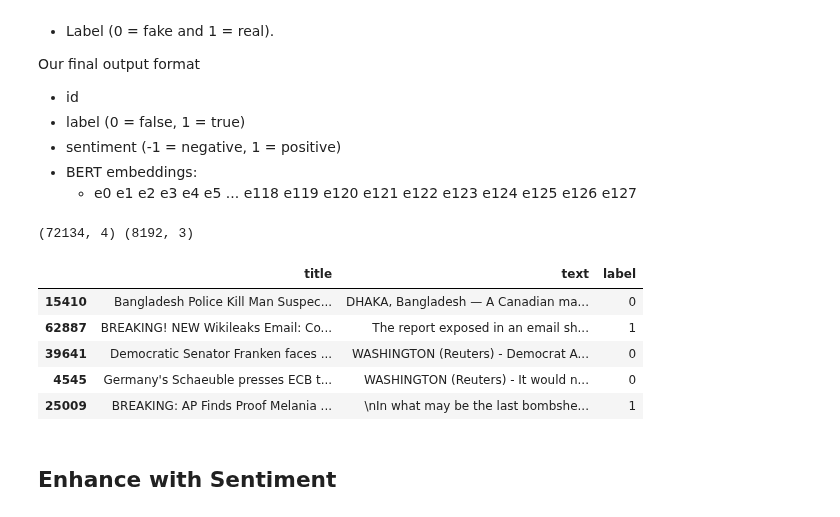
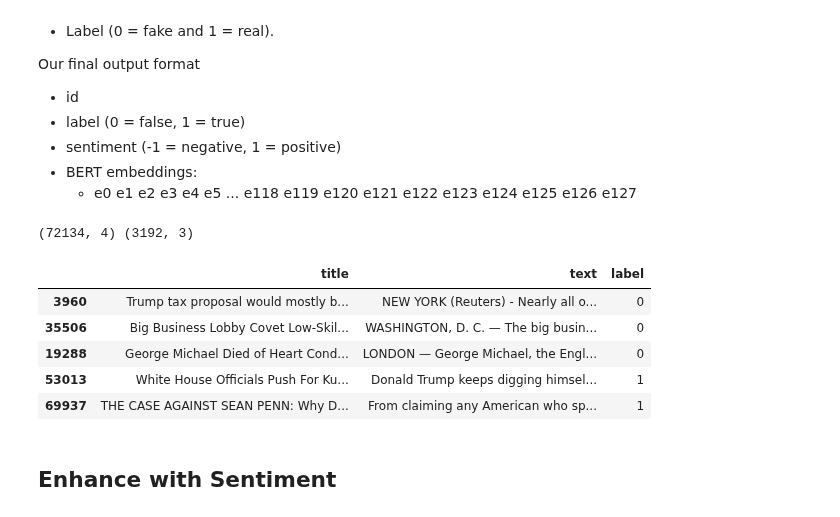
Before and after one commit to robrohan/AUT, a Jupyter notebook: Report1/Misinfo_DataPrep.ipynb, the cells around one changed output. Saved outputs shown, nothing was run; the diff lists cells and outputs as text; code cells hidden in the pictures.

```diff
--- a/Report1/Misinfo_DataPrep.ipynb
+++ b/Report1/Misinfo_DataPrep.ipynb
@@ -66,19 +74,19 @@ Our final output format
 - BERT embeddings:
     - e0	e1	e2	e3	e4	e5	...	e118	e119	e120	e121	e122	e123	e124	e125	e126	e127
 # %%
-df = pd.read_csv('./WELFake_Dataset.csv') #, nrows=130)
+df = pd.read_csv('./WELFake_Dataset.csv')
 df_filter = df.iloc[0:, 1:4]
-df1 = df_filter.sample(8192)
+df1 = df_filter.sample(3192)
 print(df.shape, df1.shape)
 df1.head()
 # %% [output]
-(72134, 4) (8192, 3)
+(72134, 4) (3192, 3)
 |  | title | text | label |
-| 15410 | Bangladesh Police Kill Man Suspec... | DHAKA, Bangladesh — A Canadian ma... | 0 |
-| 62887 | BREAKING! NEW Wikileaks Email: Co... | The report exposed in an email sh... | 1 |
-| 39641 | Democratic Senator Franken faces ... | WASHINGTON (Reuters) - Democrat A... | 0 |
-| 4545 | Germany's Schaeuble presses ECB t... | WASHINGTON (Reuters) - It would n... | 0 |
-| 25009 | BREAKING: AP Finds Proof Melania ... | \nIn what may be the last bombshe... | 1 |
+| 3960 | Trump tax proposal would mostly b... | NEW YORK (Reuters) - Nearly all o... | 0 |
+| 35506 | Big Business Lobby Covet Low-Skil... | WASHINGTON, D. C. — The big busin... | 0 |
+| 19288 | George Michael Died of Heart Cond... | LONDON — George Michael, the Engl... | 0 |
+| 53013 | White House Officials Push For Ku... | Donald Trump keeps digging himsel... | 1 |
+| 69937 | THE CASE AGAINST SEAN PENN: Why D... | From claiming any American who sp... | 1 |
 # %% [markdown]
 ## Enhance with Sentiment
 # %%
```
Also changed, not shown: parts of 8 cells of this notebook, 1 other file.
